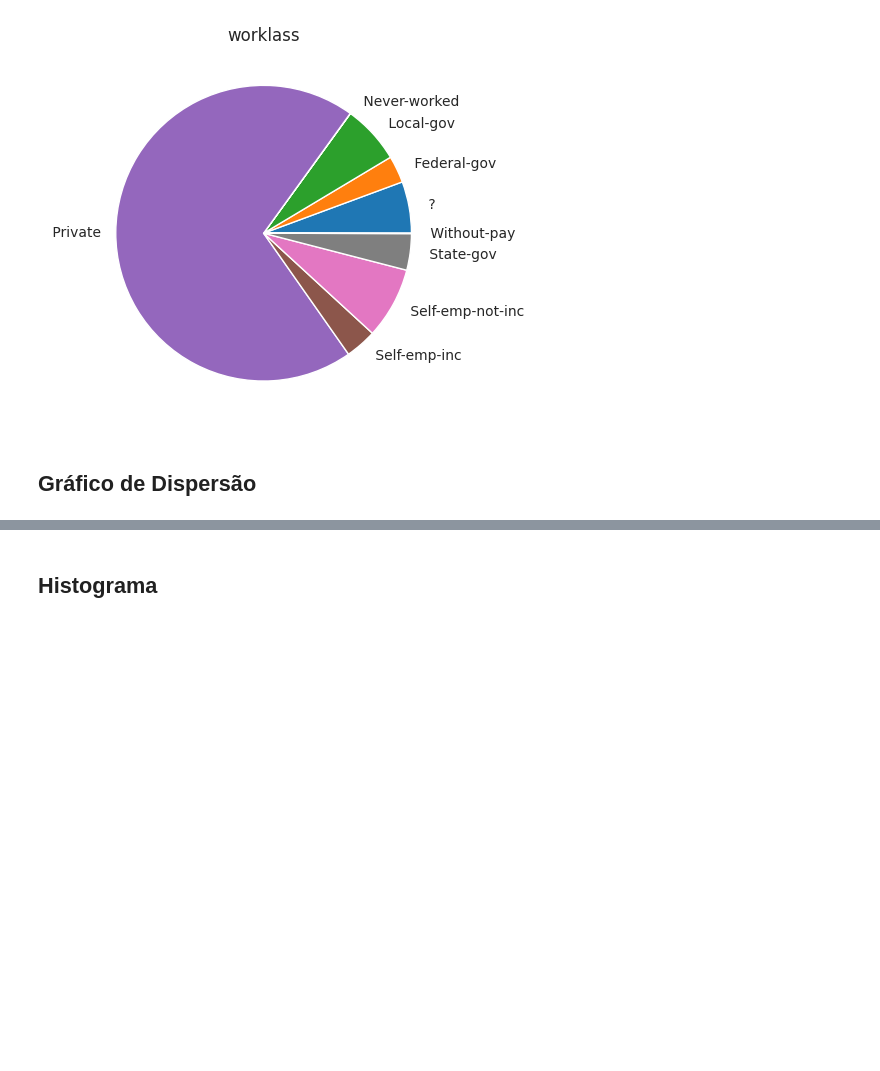
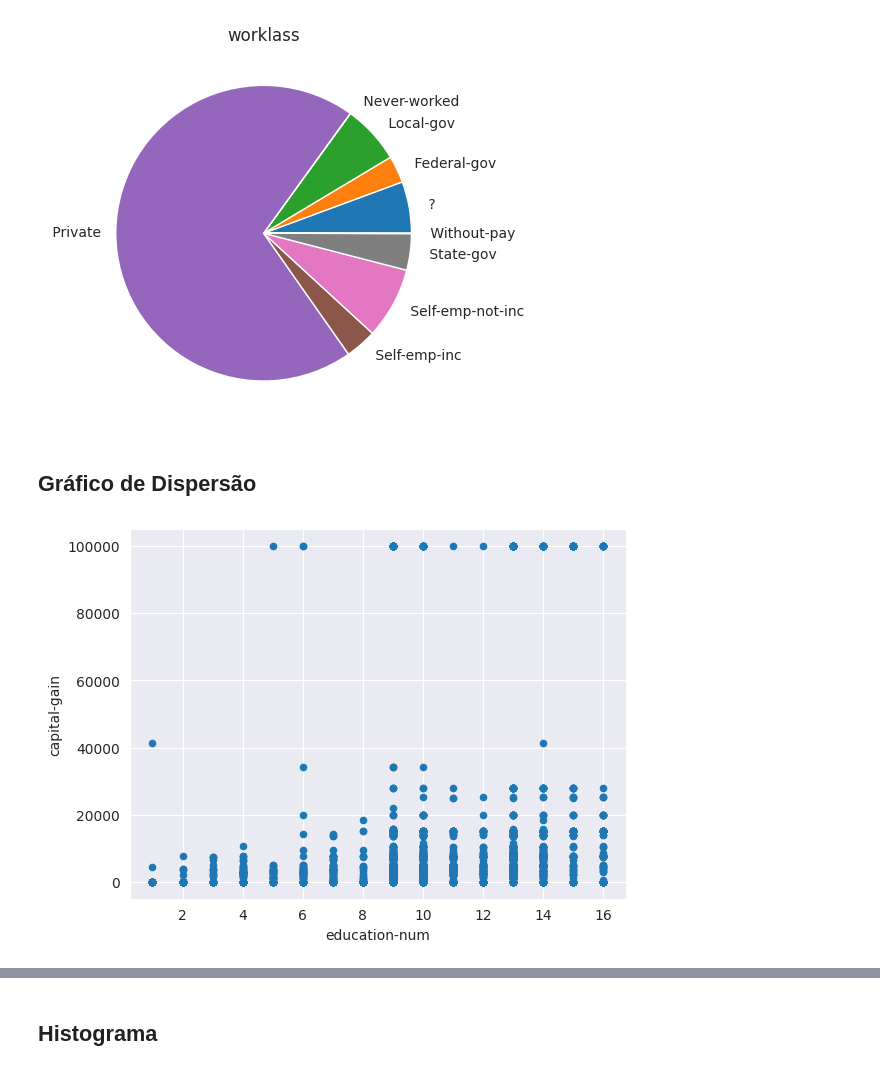
Before and after one commit to Joao-Inacio/Pandas-Descomplicado-Um-Guia-Pratico-para-Iniciantes, a Jupyter notebook: 0.3_Graficos/graficos.ipynb, the cells around one changed output, grey strips where cells are left out. Drawn from its saved outputs; the diff is of its cells as text; code cells hidden in the pictures; blank space fills up the shorter version.

```diff
--- a/0.3_Graficos/graficos.ipynb
+++ b/0.3_Graficos/graficos.ipynb
@@ -148,3 +148,7 @@ df.groupby("workclass")["age"].count().plot.pie(title='worklass', ylabel="");
 [figure]
 # %% [markdown]
 ## Gráfico de Dispersão
+# %%
+df.plot.scatter(x="education-num", y='capital-gain');
+# %% [output]
+[figure, added]
```
Also changed, not shown: parts of 3 cells of this notebook.
